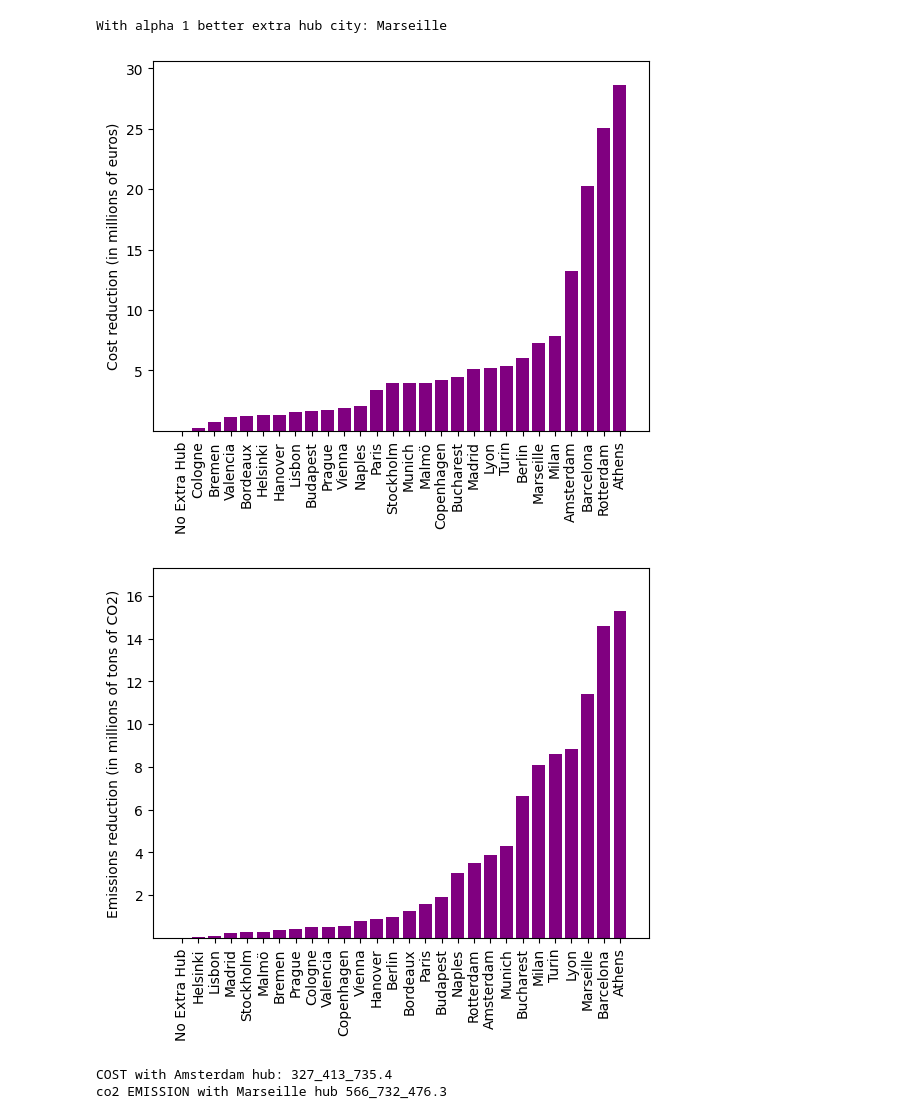
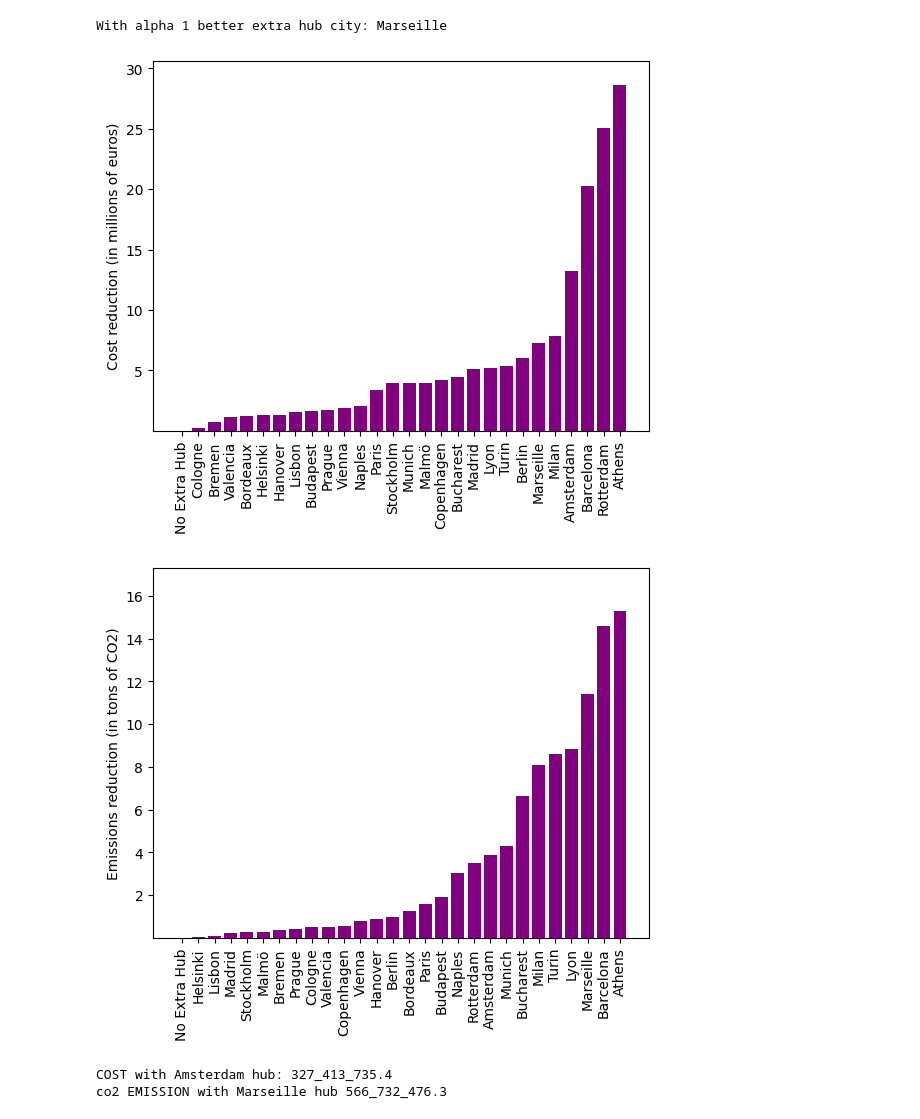
Before and after one commit to JNADatathon2022/Datathon, a Jupyter notebook: add_extra_hub.ipynb, the cells around one changed output. Drawn from its saved outputs; the diff is of its cells as text; code cells hidden in the pictures.

```diff
--- a/add_extra_hub.ipynb
+++ b/add_extra_hub.ipynb
@@ -193,10 +193,10 @@ def show_pond_vector(pond_vect, y_label):
     plt.show()
 # %%
 show_pond_vector(pond_vect0, 'Cost reduction (in millions of euros)')
-show_pond_vector(pond_vect1, 'Emissions reduction (in millions of tons of CO2)')
+show_pond_vector(pond_vect1, 'Emissions reduction (in tons of CO2)')
 # %% [output]
 [figure]
-[figure, old version]
+[figure, new version]
 # %%
 calculated_df = pd.read_csv('data/results_alpha.csv')
 # para Amsterdam (alpha = 0, main objective is reduce cost)
```
Also changed, not shown: 4 other files.
